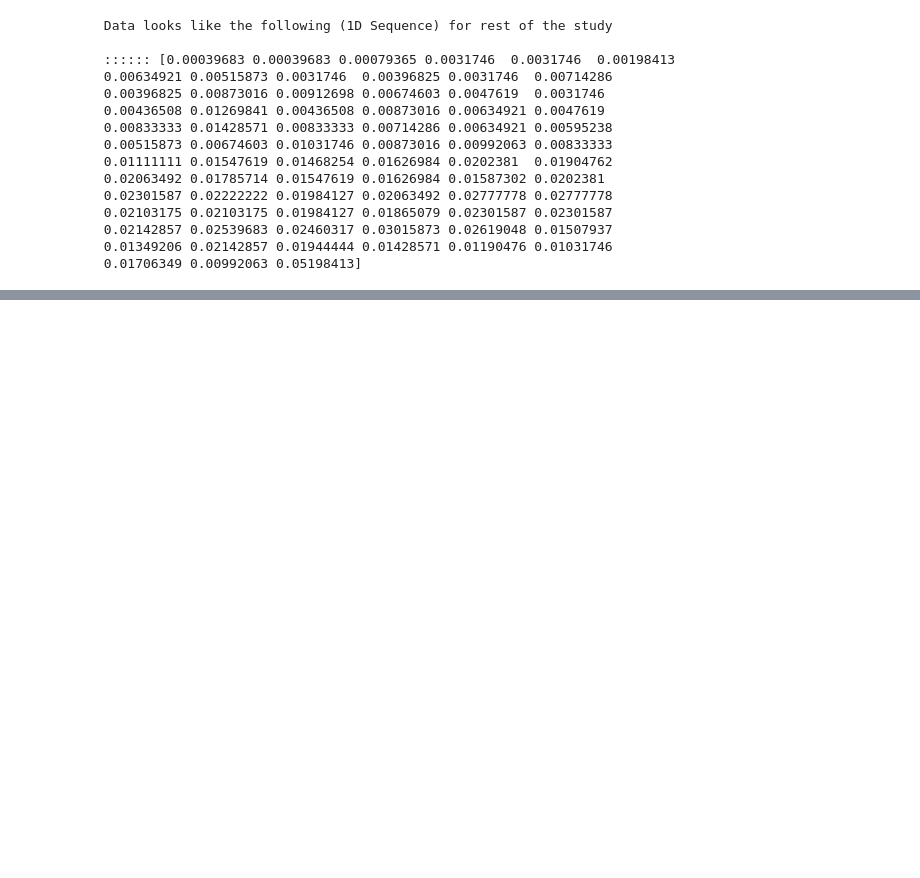
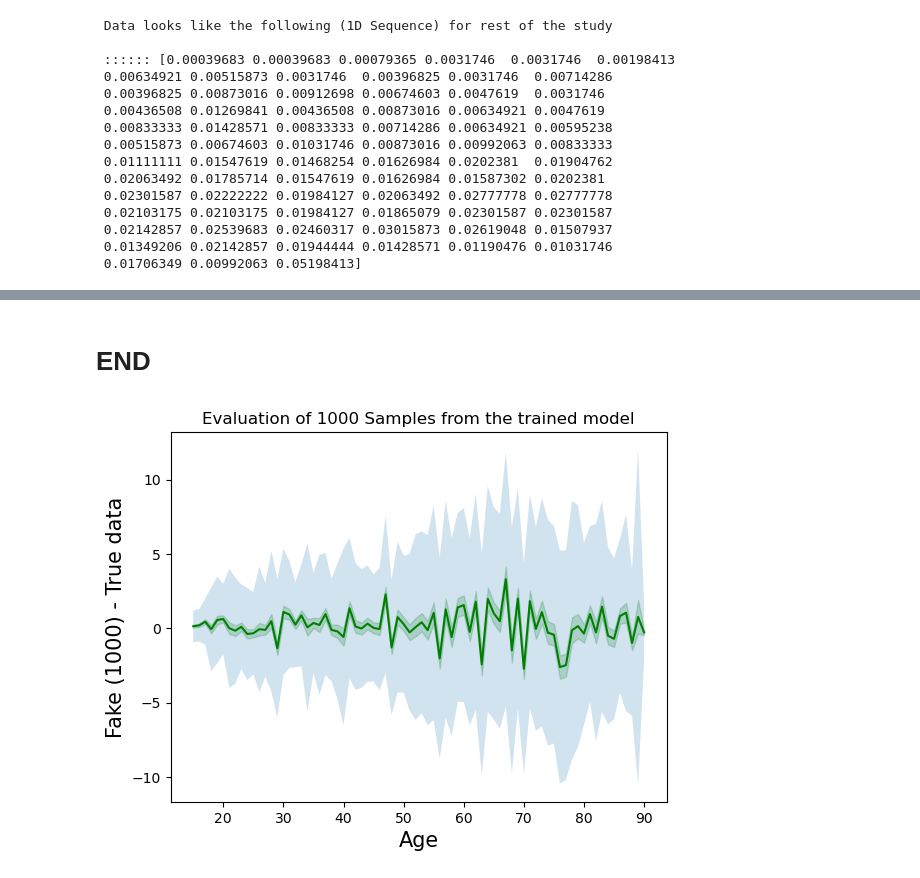
Before and after one commit to karthik18495/Problems-JLab, a Jupyter notebook: Problem-2/Problem2-writeup.ipynb, the cells around one changed output, grey strips where cells are left out. Cells and saved outputs as stored; diff of their text form; code cells hidden in the pictures; blank space fills up the shorter version.

```diff
--- a/Problem-2/Problem2-writeup.ipynb
+++ b/Problem-2/Problem2-writeup.ipynb
@@ -66,3 +67,6 @@ print (f"\n Data looks like the following (1D Sequence) for rest of the study \n
  0.02142857 0.02539683 0.02460317 0.03015873 0.02619048 0.01507937
  0.01349206 0.02142857 0.01944444 0.01428571 0.01190476 0.01031746
  0.01706349 0.00992063 0.05198413]
+# %%
+true_data = np.array([np.count_nonzero(in_arr == i) for i in np.unique(in_arr)])/len(in_arr)
+true_data
@@ -137,3 +235,16 @@ The code is such that it can be with minimal changes be adapted to other GAN tec
 * Change hard coded values of Hyper Parameters in the `Generator` and `Discriminator`
 * Implement a hyper parameter optimization wrapper
 * Implement a `model_helper` wrapper to choose different types of GAN models.
+# %% [markdown]
+# END
+# %%
+plt.plot(np.arange(15, 91), means - true_data, "g", label = "Fake(1000 sample mean) - True")
+plt.fill_between(np.arange(15, 91), means-true_data - std_err/np.sqrt(num_samples), means - true_data + std_err/np.sqrt(num_samples), color = "g", alpha = 0.2)
+plt.errorbar(np.arange(15, 91), means*0., color='g', ecolor='g', capsize=0, linewidth=1, alpha = 0.)
+plt.fill_between(np.arange(15, 91), means-true_data - std_err, means - true_data + std_err, alpha = 0.2, label = "True data Poissonian Error")
+plt.xlabel("Age", fontsize = 15)
+plt.ylabel("Fake (1000) - True data", fontsize = 15)
+plt.title("Evaluation of 1000 Samples from the trained model")
+plt.show()
+# %% [output]
+[figure, added]
```
Also changed, not shown: parts of 15 cells of this notebook.
